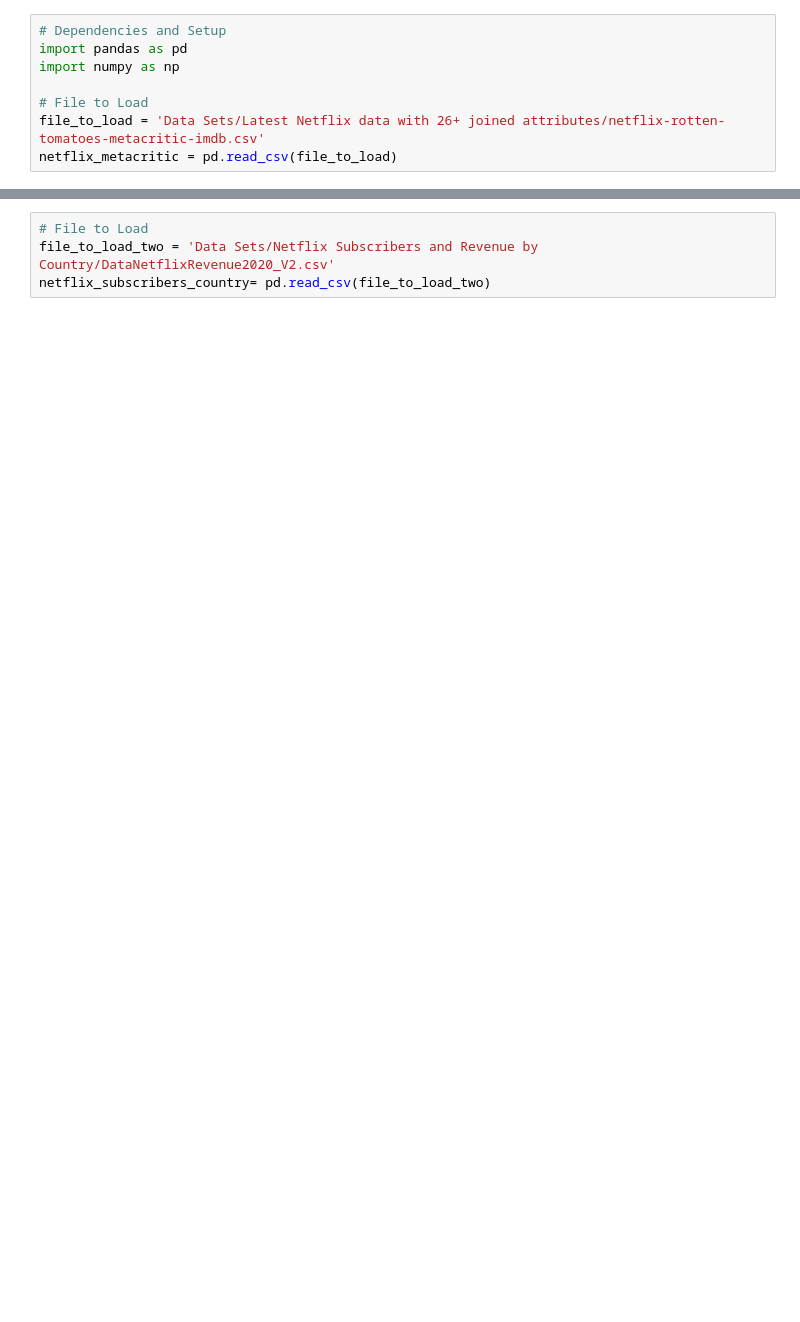
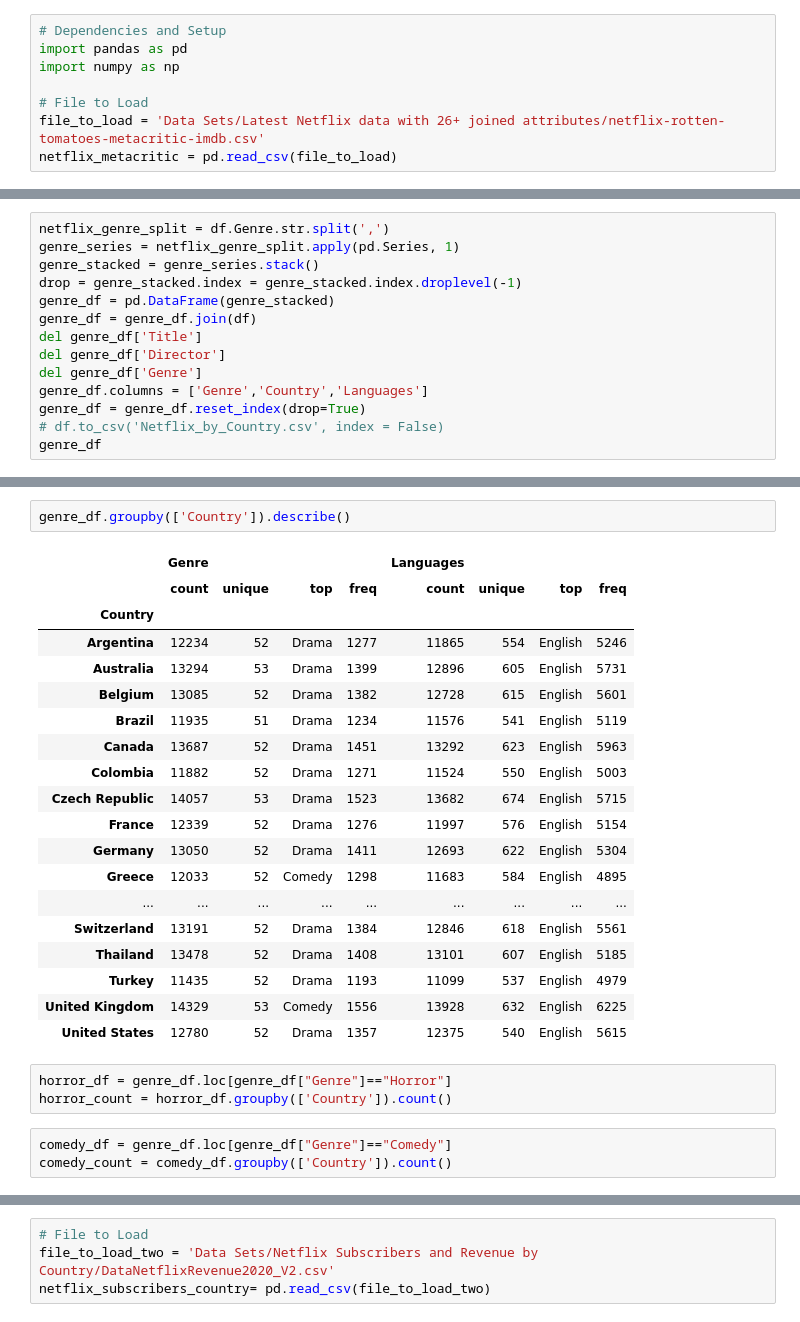
Before and after one commit to adamholcomb/Python-Media-Happiness-Analysis, a Jupyter notebook: HappinessIndex-AH.ipynb, the cells around one changed output, grey strips where cells are left out. Cells and saved outputs as stored; diff of their text form; blank space fills up the shorter version.

```diff
--- a/HappinessIndex-AH.ipynb
+++ b/HappinessIndex-AH.ipynb
@@ -23,0 +61,14 @@ df.to_csv('Netflix_by_Country.csv', index = False)
+# %%
+netflix_genre_split = df.Genre.str.split(',')
+genre_series = netflix_genre_split.apply(pd.Series, 1)
+genre_stacked = genre_series.stack()
+drop = genre_stacked.index = genre_stacked.index.droplevel(-1)
+genre_df = pd.DataFrame(genre_stacked)
+genre_df = genre_df.join(df)
+del genre_df['Title']
+del genre_df['Director']
+del genre_df['Genre']
+genre_df.columns = ['Genre','Country','Languages']
+genre_df = genre_df.reset_index(drop=True)
+# df.to_csv('Netflix_by_Country.csv', index = False)
+genre_df
@@ -23,0 +89,28 @@ df.to_csv('Netflix_by_Country.csv', index = False)
+# %%
+genre_df.groupby(['Country']).describe()
+# %% [output]
+|  | Genre |  |  |  | Languages |  |  |  |
+|  | count | unique | top | freq | count | unique | top | freq |
+| Country |  |  |  |  |  |  |  |  |
+| Argentina | 12234 | 52 | Drama | 1277 | 11865 | 554 | English | 5246 |
+| Australia | 13294 | 53 | Drama | 1399 | 12896 | 605 | English | 5731 |
+| Belgium | 13085 | 52 | Drama | 1382 | 12728 | 615 | English | 5601 |
+| Brazil | 11935 | 51 | Drama | 1234 | 11576 | 541 | English | 5119 |
+| Canada | 13687 | 52 | Drama | 1451 | 13292 | 623 | English | 5963 |
+| Colombia | 11882 | 52 | Drama | 1271 | 11524 | 550 | English | 5003 |
+| Czech Republic | 14057 | 53 | Drama | 1523 | 13682 | 674 | English | 5715 |
+| France | 12339 | 52 | Drama | 1276 | 11997 | 576 | English | 5154 |
+| Germany | 13050 | 52 | Drama | 1411 | 12693 | 622 | English | 5304 |
+| Greece | 12033 | 52 | Comedy | 1298 | 11683 | 584 | English | 4895 |
+| ... | ... | ... | ... | ... | ... | ... | ... | ... |
+| Switzerland | 13191 | 52 | Drama | 1384 | 12846 | 618 | English | 5561 |
+| Thailand | 13478 | 52 | Drama | 1408 | 13101 | 607 | English | 5185 |
+| Turkey | 11435 | 52 | Drama | 1193 | 11099 | 537 | English | 4979 |
+| United Kingdom | 14329 | 53 | Comedy | 1556 | 13928 | 632 | English | 6225 |
+| United States | 12780 | 52 | Drama | 1357 | 12375 | 540 | English | 5615 |
+# %%
+horror_df = genre_df.loc[genre_df["Genre"]=="Horror"]
+horror_count = horror_df.groupby(['Country']).count()
+# %%
+comedy_df = genre_df.loc[genre_df["Genre"]=="Comedy"]
+comedy_count = comedy_df.groupby(['Country']).count()
```
Also changed, not shown: parts of 21 cells of this notebook, 1 other file.
